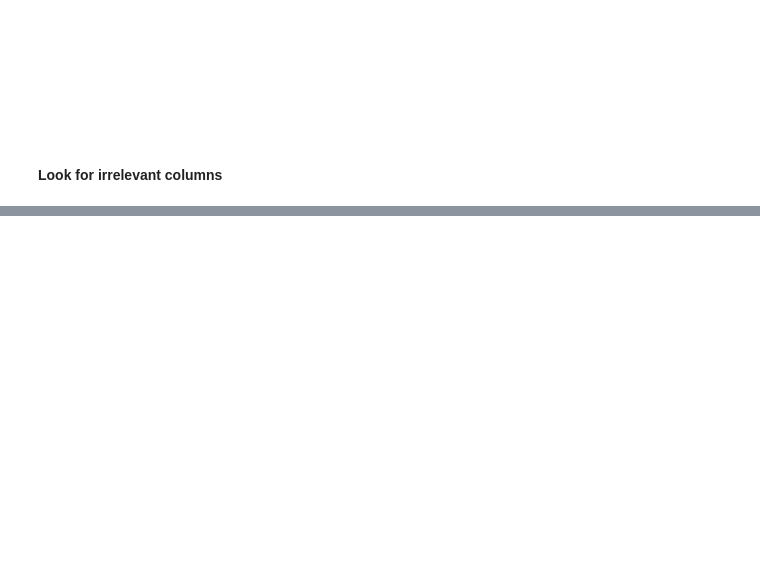
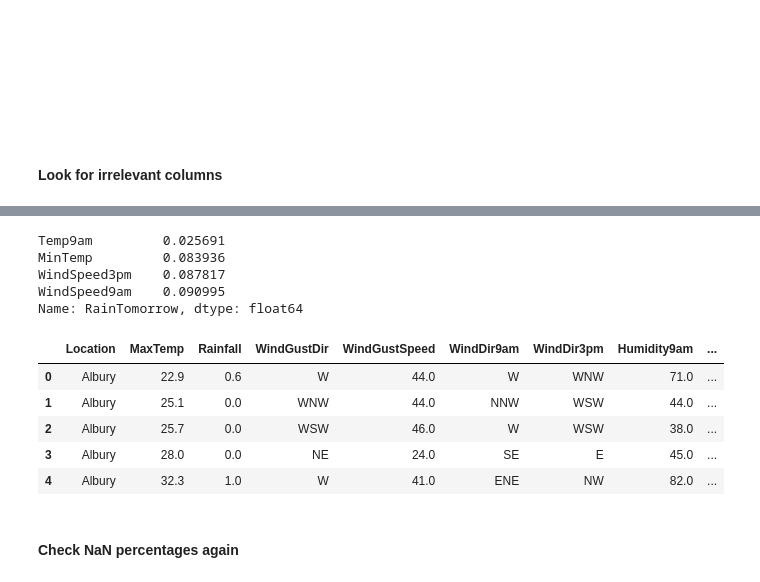
Before and after one commit to luciodavidcravero/Next-day-rain-prediction, a Jupyter notebook: 4- Notebooks/Data Cleaning 2.ipynb, the cells around one changed output, grey strips where cells are left out. Saved outputs shown, nothing was run; the diff lists cells and outputs as text; code cells hidden in the pictures; blank space fills up the shorter version.

```diff
--- a/4- Notebooks/Data Cleaning 2.ipynb
+++ b/4- Notebooks/Data Cleaning 2.ipynb
@@ -495,5 +181,5 @@ for i in range(len(numerical_cols)):
 # %% [markdown]
 #### Look for irrelevant columns
 # %%
-target_correlations = correlations["TARGET"].apply(lambda corr: abs(corr)).sort_values()
+target_correlations = correlations["RainTomorrow"].apply(lambda corr: abs(corr)).sort_values()
 target_correlations
@@ -499,0 +202,23 @@ target_correlations
+# %%
+irrelevant_columns = target_correlations.nsmallest(4)
+irrelevant_columns
+# %% [output]
+Temp9am         0.025691
+MinTemp         0.083936
+WindSpeed3pm    0.087817
+WindSpeed9am    0.090995
+Name: RainTomorrow, dtype: float64
+# %%
+irrelevant_columns = list(irrelevant_columns.index)
+# %%
+dataframe_clean_2 = dataframe_clean_1.drop(columns=irrelevant_columns)
+dataframe_clean_2.head()
+# %% [output]
+|  | Location | MaxTemp | Rainfall | WindGustDir | WindGustSpeed | WindDir9am | WindDir3pm | Humidity9am | ... |
+| 0 | Albury | 22.9 | 0.6 | W | 44.0 | W | WNW | 71.0 | ... |
+| 1 | Albury | 25.1 | 0.0 | WNW | 44.0 | NNW | WSW | 44.0 | ... |
+| 2 | Albury | 25.7 | 0.0 | WSW | 46.0 | W | WSW | 38.0 | ... |
+| 3 | Albury | 28.0 | 0.0 | NE | 24.0 | SE | E | 45.0 | ... |
+| 4 | Albury | 32.3 | 1.0 | W | 41.0 | ENE | NW | 82.0 | ... |
+# %% [markdown]
+#### Check NaN percentages again
```
Also changed, not shown: parts of 59 cells of this notebook, 3 other files.
